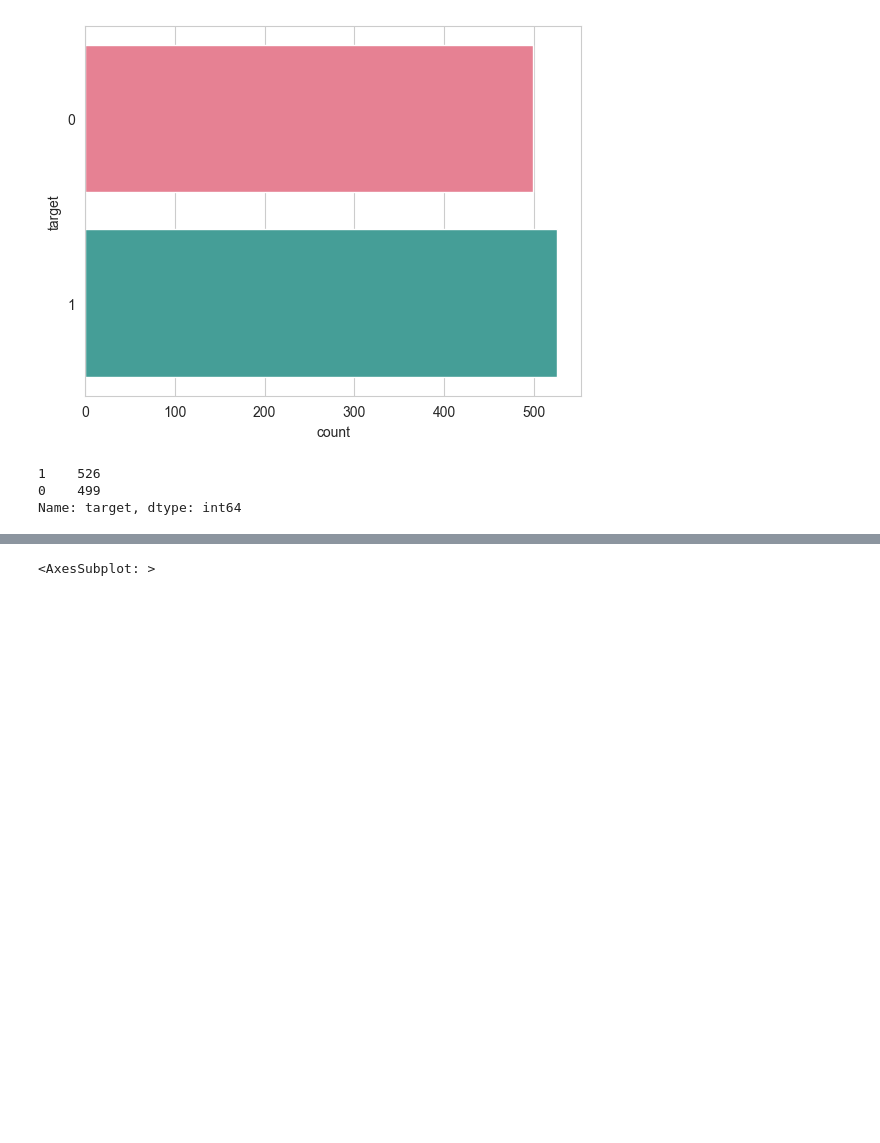
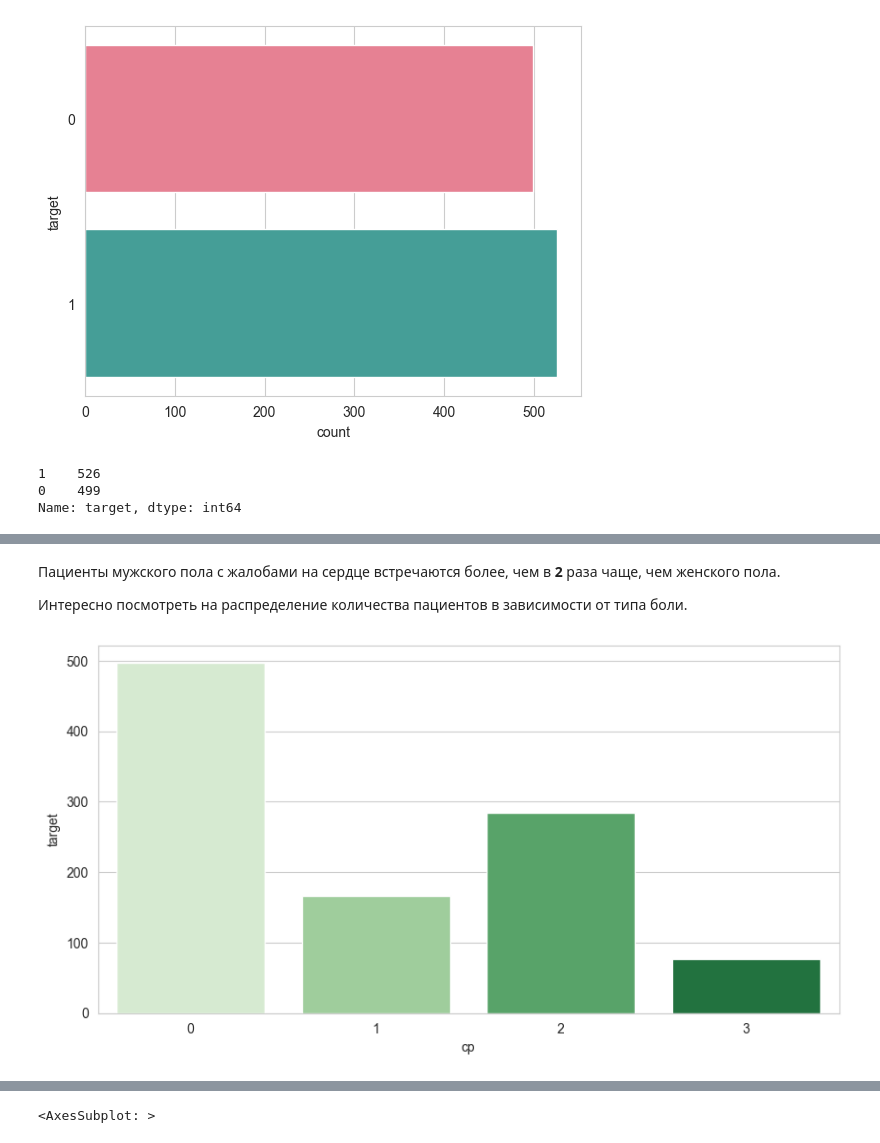
Before and after one commit to kznts9v-1lya/machine-learning-course, a Jupyter notebook: project/Comparison of classification methods.ipynb, the cells around one changed output, grey strips where cells are left out. Saved outputs shown, nothing was run; the diff lists cells and outputs as text; code cells hidden in the pictures; blank space fills up the shorter version.

```diff
--- a/project/Comparison of classification methods.ipynb
+++ b/project/Comparison of classification methods.ipynb
@@ -215,0 +219,10 @@ Name: target, dtype: int64
+# %% [markdown]
+Пациенты мужского пола с жалобами на сердце встречаются более, чем в **2** раза чаще, чем женского пола.
+
+Интересно посмотреть на распределение количества пациентов в зависимости от типа боли.
+# %%
+desease_count = df['target'].groupby(df['cp']).count()
+f, ax = plt.subplots(1, 1, figsize=(10, 5))
+ax = sns.barplot(x=desease_count.index, y=desease_count, palette='Greens')
+# %% [output]
+[figure, added]
```
Also changed, not shown: parts of 22 cells of this notebook.
